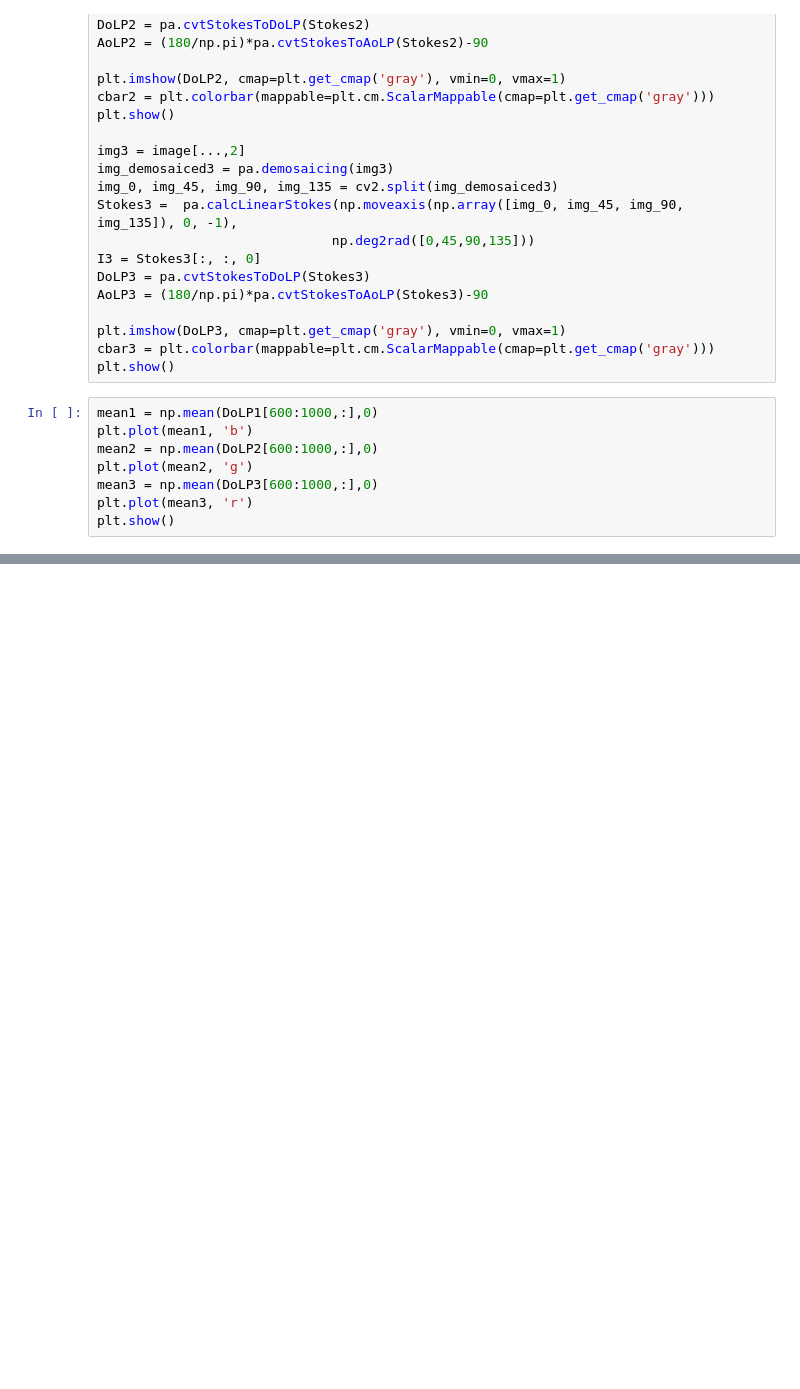
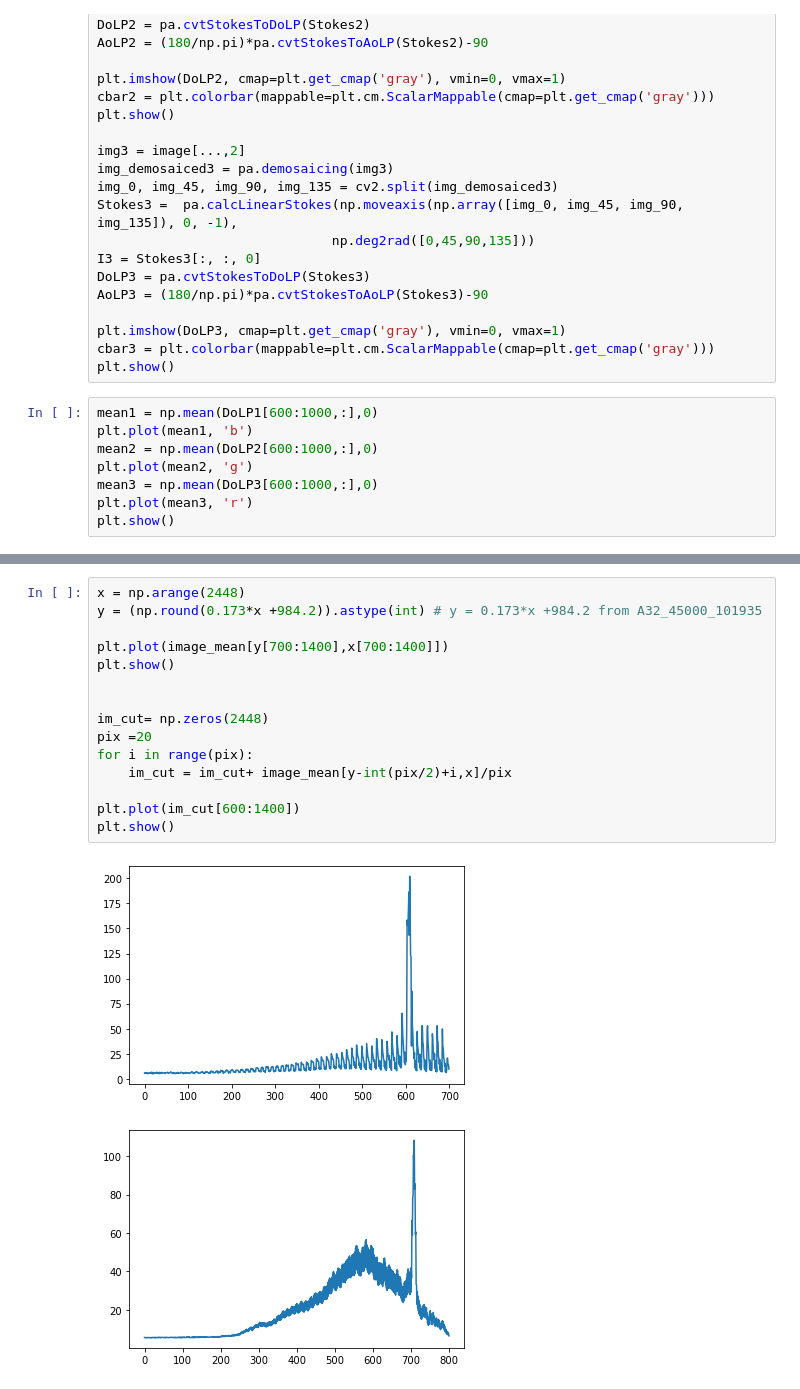
Before and after one commit to masadatz/PolCam, a Jupyter notebook: Analysis.ipynb, the cells around one changed output, grey strips where cells are left out. Cells and saved outputs as stored; diff of their text form; blank space fills up the shorter version.

```diff
--- a/Analysis.ipynb
+++ b/Analysis.ipynb
@@ -154,0 +163,18 @@ plt.plot(mean1, 'b')
+# %%
+x = np.arange(2448)
+y = (np.round(0.173*x +984.2)).astype(int) # y = 0.173*x +984.2 from A32_45000_101935
+
+plt.plot(image_mean[y[700:1400],x[700:1400]])
+plt.show()
+
+
+im_cut= np.zeros(2448)
+pix =20
+for i in range(pix):
+    im_cut = im_cut+ image_mean[y-int(pix/2)+i,x]/pix
+
+plt.plot(im_cut[600:1400])
+plt.show()
+# %% [output]
+[figure, added]
+[figure, added]
```
Also changed, not shown: parts of 3 cells of this notebook, 3 other files.
